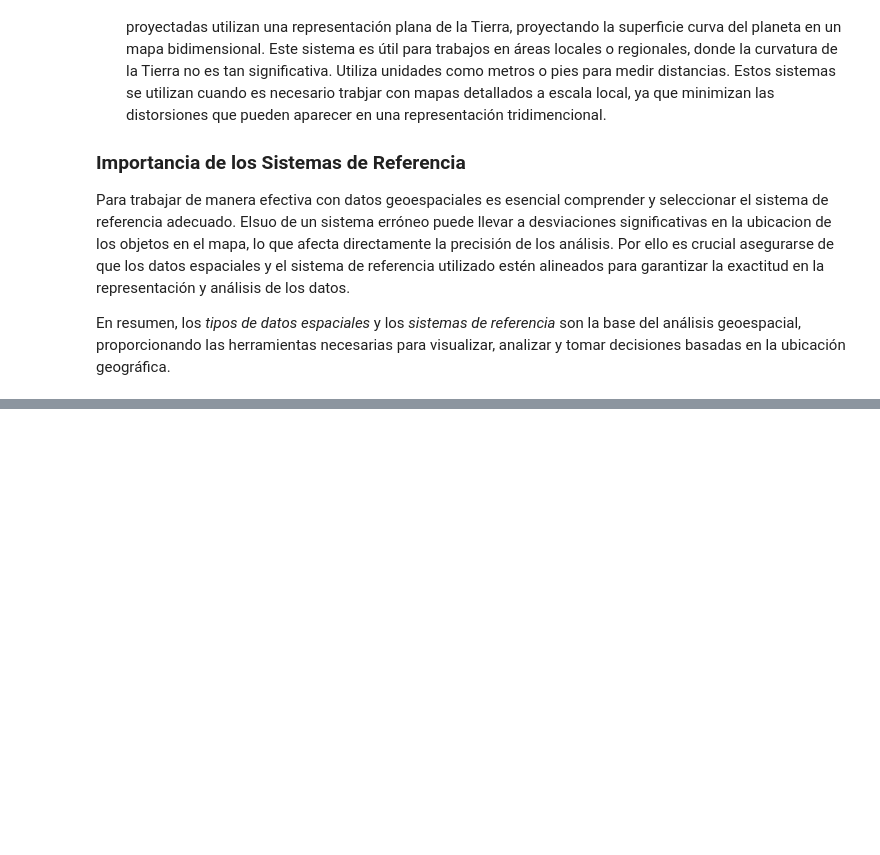
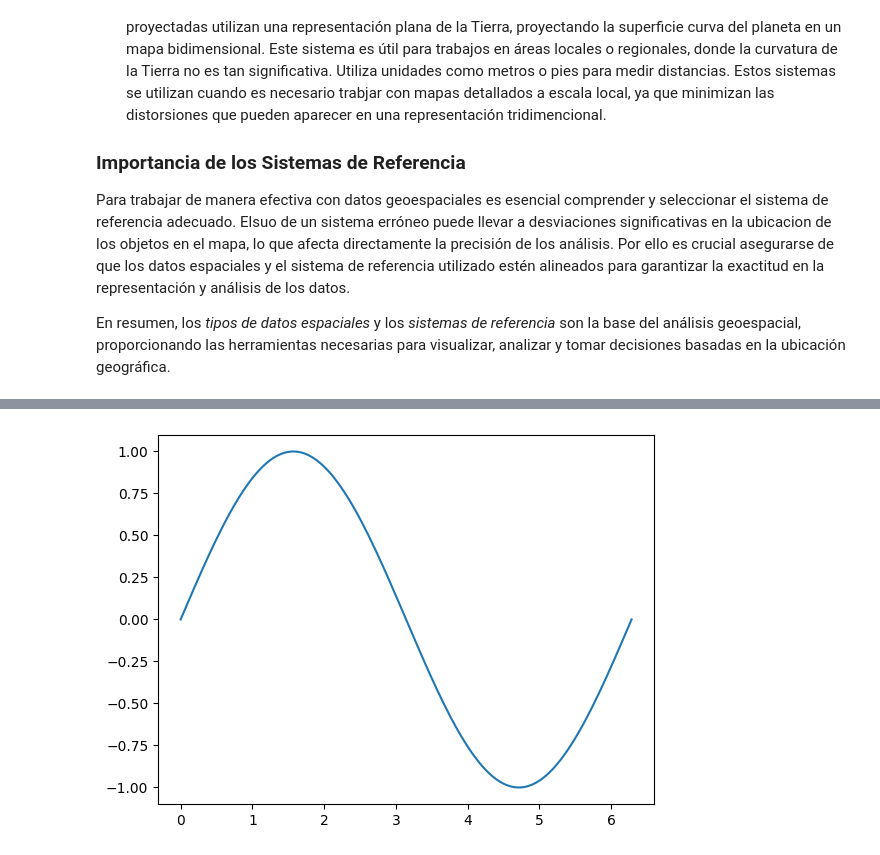
Before and after one commit to camilobehrens/Data_Science_ll, a Jupyter notebook: Clases/clase_7.ipynb, the cells around one changed output, grey strips where cells are left out. Drawn from its saved outputs; the diff is of its cells as text; code cells hidden in the pictures; blank space fills up the shorter version.

```diff
--- a/Clases/clase_7.ipynb
+++ b/Clases/clase_7.ipynb
@@ -171,0 +222,12 @@ En resumen, los *tipos de datos espaciales* y los *sistemas de referencia* son l
+# %%
+## 2. Incializar los datos de la gráfica
+
+x = np.linspace(0, 2*np.pi, 128)
+y = np.sin(x)
+# %%
+## 3. Función de inicio
+
+fig, ax = plt.subplots()
+line, = ax.plot(x, y)
+# %% [output]
+[figure, added]
```
Also changed, not shown: parts of 4 cells of this notebook.
